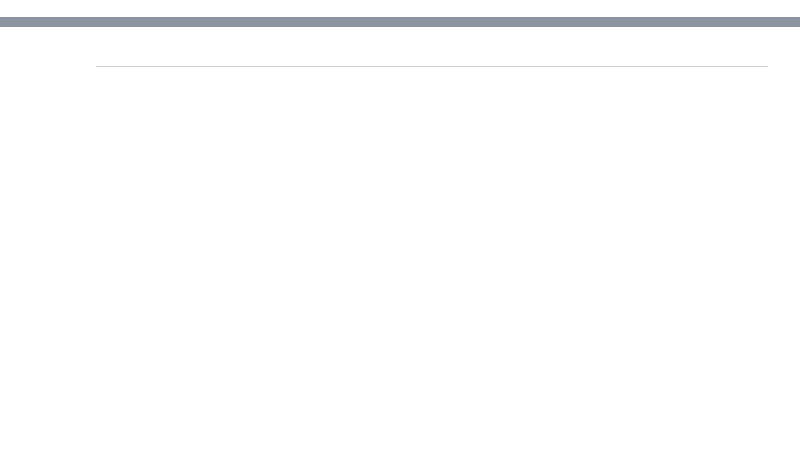
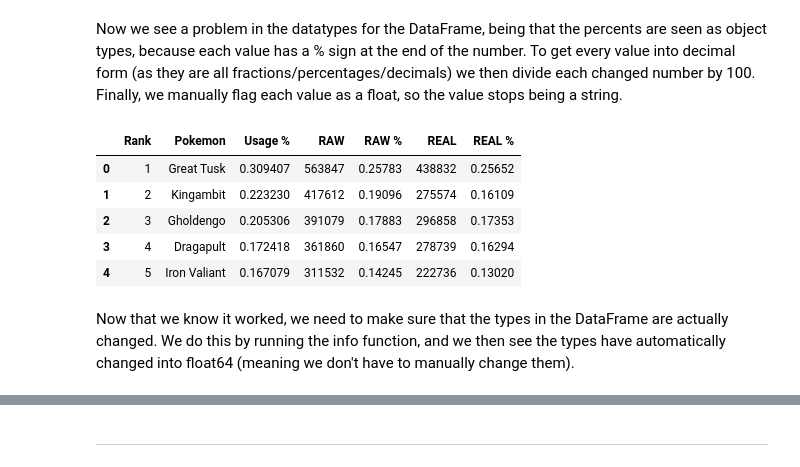
Before and after one commit to jhornung1/jhornung1.github.io, a Jupyter notebook: jacob_milestone1.ipynb, the cells around one changed output, grey strips where cells are left out. Drawn from its saved outputs; the diff is of its cells as text; code cells hidden in the pictures; blank space fills up the shorter version.

```diff
--- a/jacob_milestone1.ipynb
+++ b/jacob_milestone1.ipynb
@@ -192,0 +59,17 @@ info_df.head() #a look at the final dataframe after data has been tidied
+# %% [markdown]
+Now we see a problem in the datatypes for the DataFrame, being that the percents are seen as object types, because each value has a % sign at the end of the number. To get every value into decimal form (as they are all fractions/percentages/decimals) we then divide each changed number by 100. Finally, we manually flag each value as a float, so the value stops being a string.
+# %%
+for column in ['Usage %', 'RAW %', 'REAL %']:
+  P2024_09_ou_1500[column] = P2024_09_ou_1500[column].astype(str).str.replace('%', '') # Replaces the % sign with nothing, ie. removing it
+  P2024_09_ou_1500[column] = P2024_09_ou_1500[column].astype(float) / 100 # changes the type of each to a float
+
+P2024_09_ou_1500.head()
+# %% [output]
+|  | Rank | Pokemon | Usage % | RAW | RAW % | REAL | REAL % |
+| 0 | 1 | Great Tusk | 0.309407 | 563847 | 0.25783 | 438832 | 0.25652 |
+| 1 | 2 | Kingambit | 0.223230 | 417612 | 0.19096 | 275574 | 0.16109 |
+| 2 | 3 | Gholdengo | 0.205306 | 391079 | 0.17883 | 296858 | 0.17353 |
+| 3 | 4 | Dragapult | 0.172418 | 361860 | 0.16547 | 278739 | 0.16294 |
+| 4 | 5 | Iron Valiant | 0.167079 | 311532 | 0.14245 | 222736 | 0.13020 |
+# %% [markdown]
+Now that we know it worked, we need to make sure that the types in the DataFrame are actually changed. We do this by running the info function, and we then see the types have automatically changed into float64 (meaning we don't have to manually change them).
```
Also changed, not shown: parts of 54 cells of this notebook, 1 other file.
